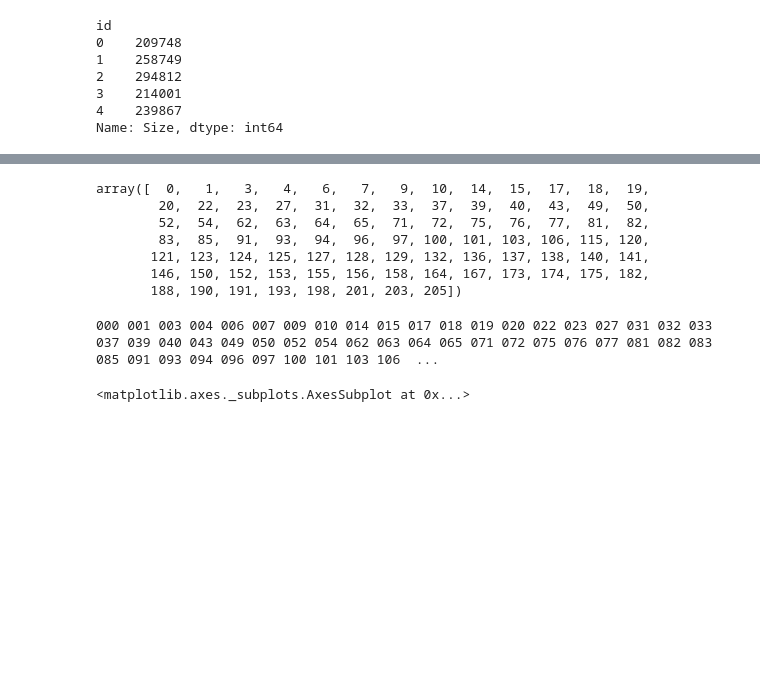
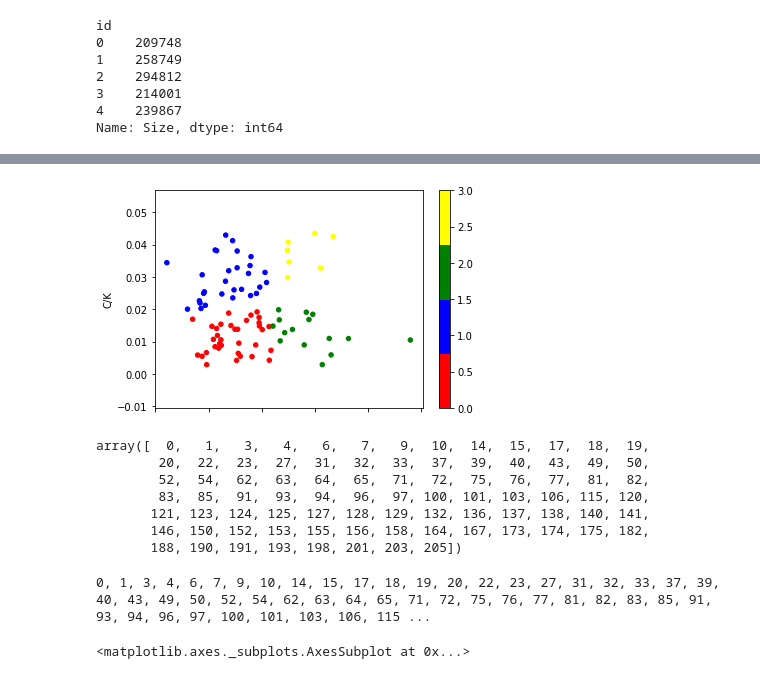
Before and after one commit to t-rryyyoooo/KIDNEY, a Jupyter notebook: memo.ipynb, the cells around one changed output, grey strips where cells are left out. Drawn from its saved outputs; the diff is of its cells as text; code cells hidden in the pictures; blank space fills up the shorter version.

```diff
--- a/memo.ipynb
+++ b/memo.ipynb
@@ -895,5 +908,6 @@ df_can_kid_id_size.head()
 # %%
 print(len(df_can_kid_id_size[df_can_kid_id_size["C/K"] < 0.045]))
-selected_id = df_can_kid_id_size[df_can_kid_id_size["C/K"] < 0.045].sort_values("C/K")["id"]
+selected = df_can_kid_id_size[df_can_kid_id_size["C/K"] < 0.045].sort_values("C/K")
+selected.head()
 # %% [output]
 86
@@ -899,0 +920,31 @@ selected_id = df_can_kid_id_size[df_can_kid_id_size["C/K"] < 0.045].sort_values(
+# %%
+colors = ["red", "blue", "green", "yellow"]
+c = []
+smallWhile = []
+smallBlack = []
+bigWhite = []
+bigBlack = []
+for s, hu, i in zip(selected["C/K"], selected["HU"], selected["id"]):
+    if hu < 110:
+        if s < 0.02:
+            c.append(0)
+            smallWhile.append(i)
+
+        else:
+            c.append(1)
+            bigWhite.append(i)
+    else:
+        if s < 0.02:
+            c.append(2)
+            smallBlack.append(i)
+
+        else:
+            c.append(3)
+            bigBlack.append(i)
+
+
+cmap = ListedColormap(colors)
+printchk(smallWhile)
+printchk(smallBlack)
+printchk(bigWhite)
+printchk(bigBlack)
@@ -900,3 +987,8 @@ selected_id = df_can_kid_id_size[df_can_kid_id_size["C/K"] < 0.045].sort_values(
+# %%
+selected.plot(x="HU", y="C/K", kind="scatter", c=c, cmap=cmap)
+plt.show()
+# %% [output]
+[figure, added]
 # %%
 selectedId = np.sort(np.array(selected_id))
 # %%
@@ -911,9 +1003,9 @@ array([  0,   1,   3,   4,   6,   7,   9,  10,  14,  15,  17,  18,  19,
        188, 190, 191, 193, 198, 201, 203, 205])
 # %%
 for sid in selectedId:
-    print(str(sid).zfill(3), end=" ")
+    print(str(sid), end=", ")
 # %% [output]
-000 001 003 004 006 007 009 010 014 015 017 018 019 020 022 023 027 031 032 033 037 039 040 043 049 050 052 054 062 063 064 065 071 072 075 076 077 081 082 083 085 091 093 094 096 097 100 101 103 106  ...
+0, 1, 3, 4, 6, 7, 9, 10, 14, 15, 17, 18, 19, 20, 22, 23, 27, 31, 32, 33, 37, 39, 40, 43, 49, 50, 52, 54, 62, 63, 64, 65, 71, 72, 75, 76, 77, 81, 82, 83, 85, 91, 93, 94, 96, 97, 100, 101, 103, 106, 115 ...
 # %%
 df_can_kid_id_size.plot(x = "id", y="C/K", kind="scatter")
 # %% [output]
```
Also changed, not shown: parts of 15 cells of this notebook, 1 other file.
